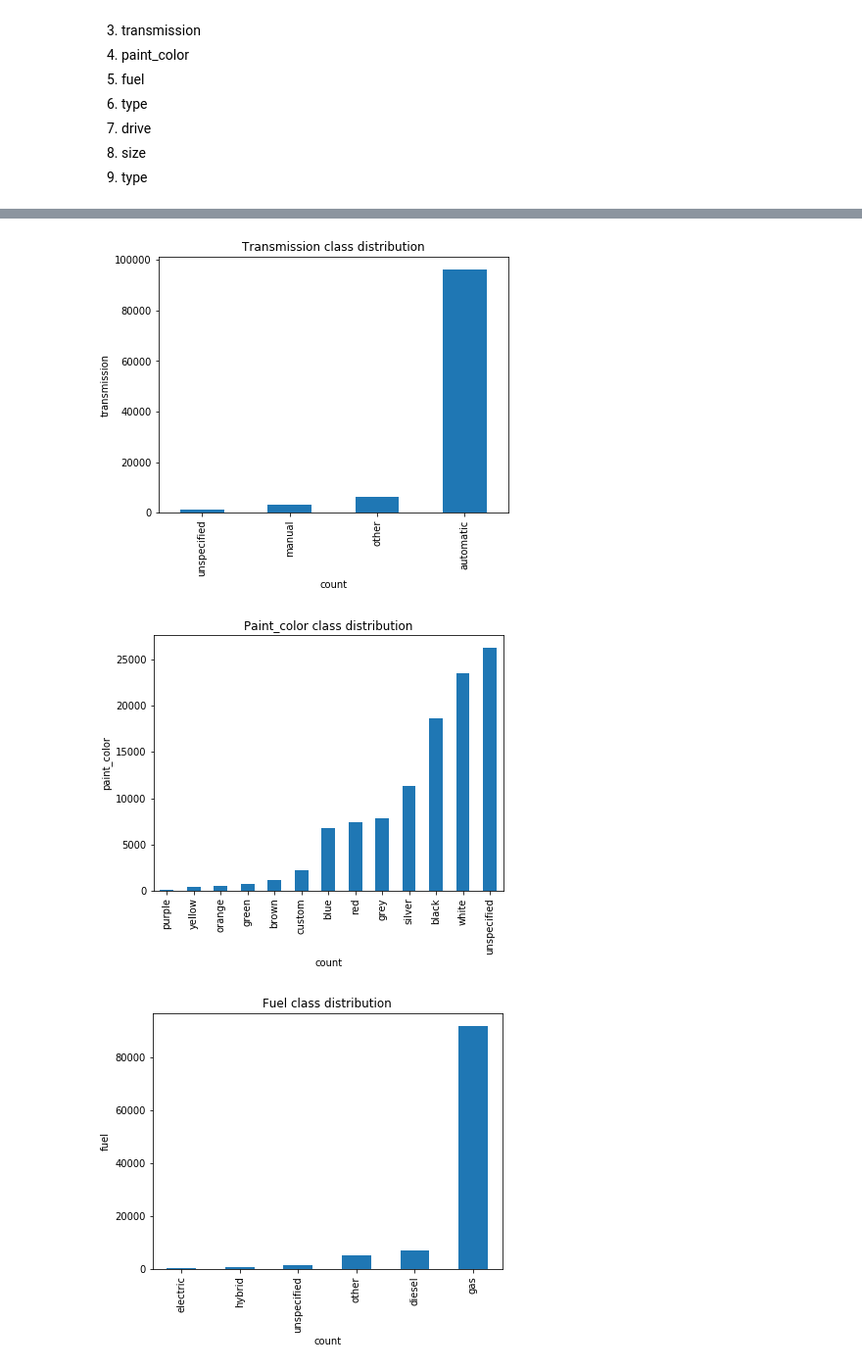
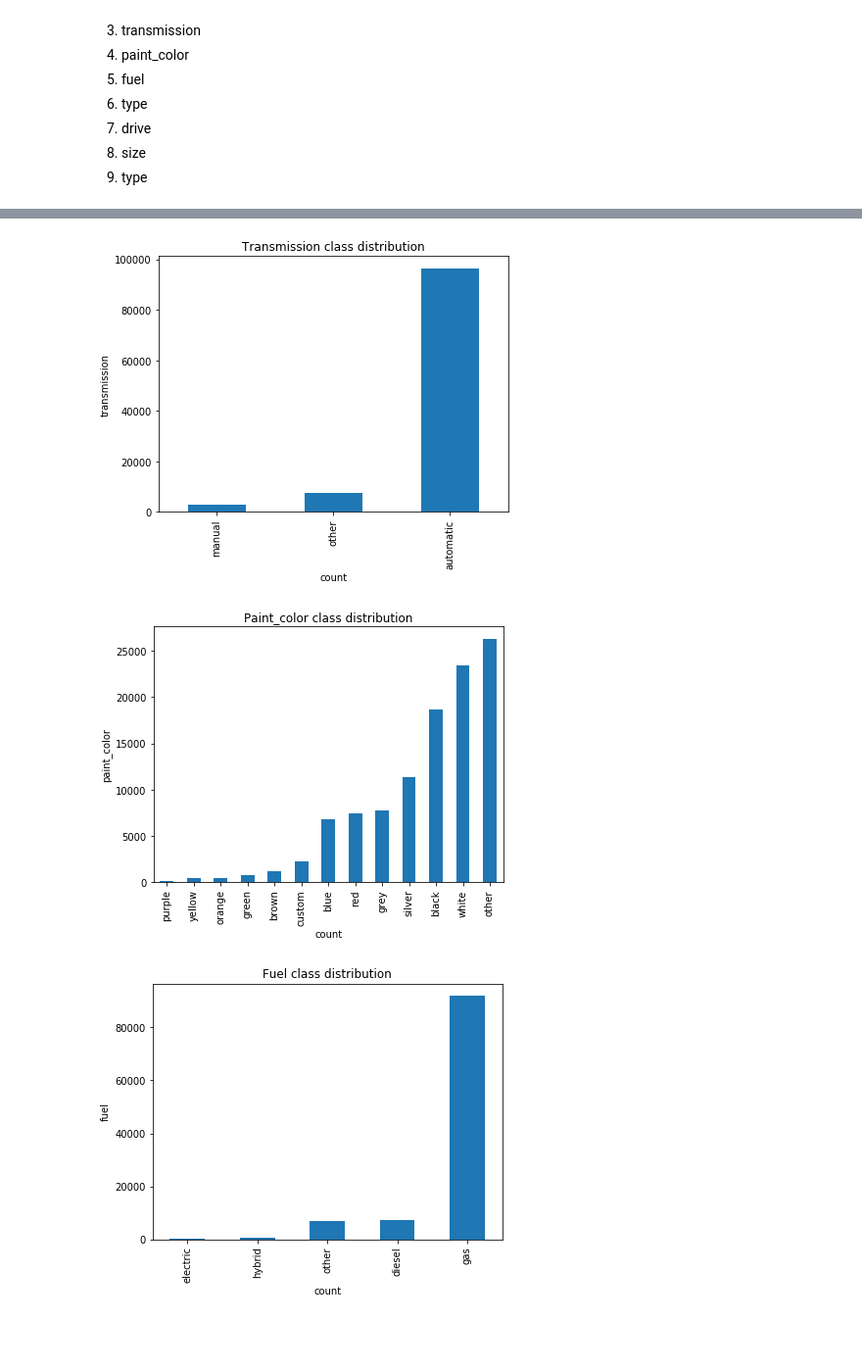
Before and after one commit to dericatienza/udacity-mlnd-capstone-project, a Jupyter notebook: data_exploration.ipynb, the cells around one changed output, grey strips where cells are left out. Shown at 98% size. Cells and saved outputs as stored; diff of their text form; code cells hidden in the pictures; blank space fills up the shorter version.

```diff
--- a/data_exploration.ipynb
+++ b/data_exploration.ipynb
@@ -306,7 +291,7 @@ Features to be explored are:
 trimmed_df = pd.read_csv(os.path.join(data_dir, 'vehicles_trimmed.csv'))
 # %%
 trimmed_df[['transmission', 'paint_color','fuel', 'type', 'drive', 'size', 'condition']] = \
-    trimmed_df[['transmission', 'paint_color', 'fuel', 'type', 'drive', 'size', 'condition']].fillna('unspecified')
+    trimmed_df[['transmission', 'paint_color', 'fuel', 'type', 'drive', 'size', 'condition']].fillna('other')
 
 trimmed_df
 # %% [output]
@@ -428,3 +380,9 @@ plt.title('Cruze odometer-to-price')
 # %% [output]
 Text(0.5, 1.0, 'Cruze odometer-to-price')
 [figure]
+# %%
+concat_df = concat_df.drop(columns='drive')
+
+concat_df.to_csv(os.path.join(data_dir, 'vehicles_concat.csv'), index=False)
+
+concat_df
@@ -469,9 +441,9 @@ plot_class_distribution(concat_df, 'model', fig_size=(10, 50), others_threshold=
 # %%
-distribution_features = ['transmission', 'paint_color', 'fuel', 'type', 'drive', 'size', 'condition']
+distribution_features = ['transmission', 'paint_color', 'fuel', 'condition']
 
 for feature in distribution_features:
     plot_class_distribution(concat_df, feature)
 # %% [output]
-[figure, old version]
+[figure, new version]
-[figure, old version]
+[figure, new version]
-[figure, old version]
+[figure, new version]
```
Also changed, not shown: parts of 11 cells of this notebook, 6 other files.
